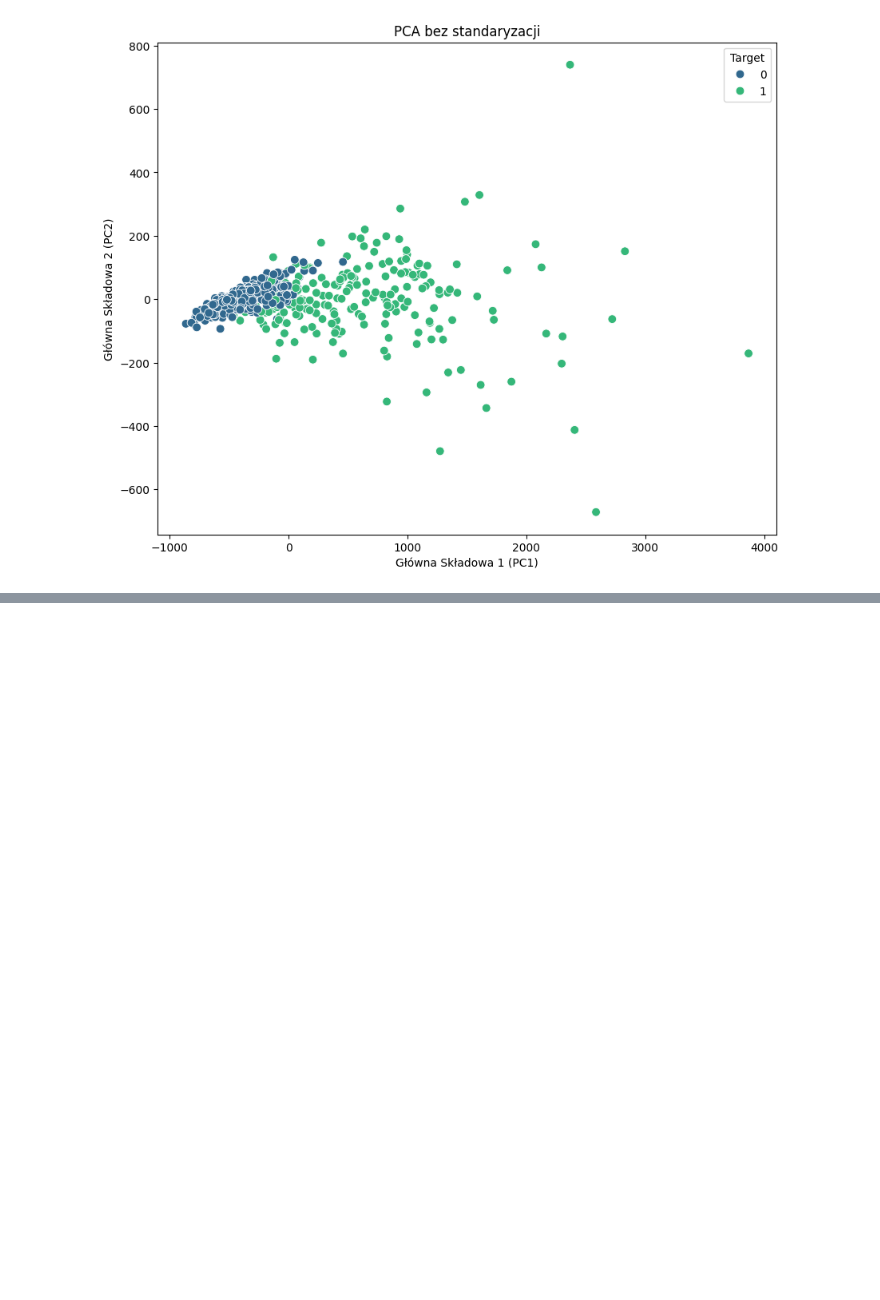
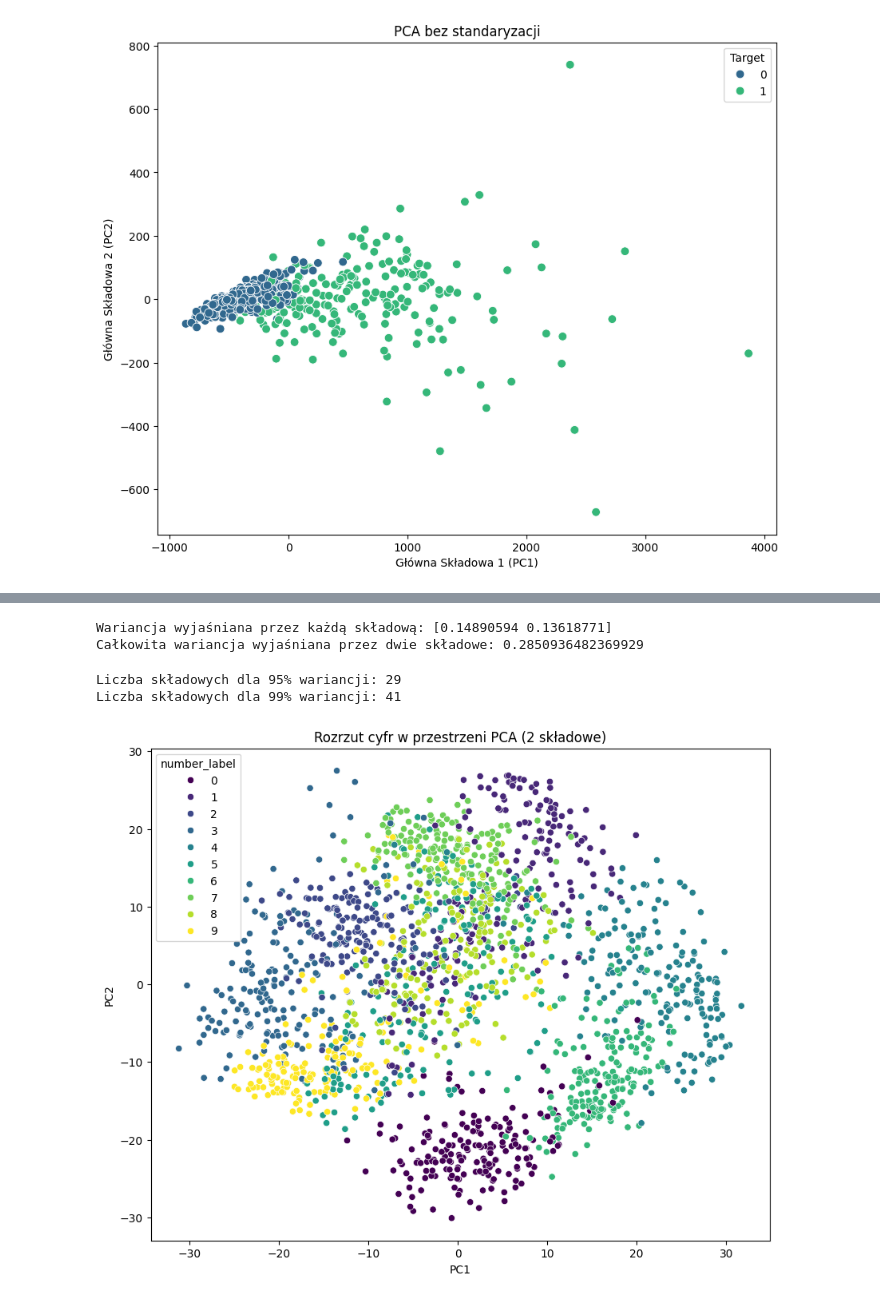
Before and after one commit to juliaduch/maszynowa_analiza_danych, a Jupyter notebook: Duch_Julia_LMAD_PSI_L5.ipynb, the cells around one changed output, grey strips where cells are left out. Drawn from its saved outputs; the diff is of its cells as text; code cells hidden in the pictures; blank space fills up the shorter version.

```diff
--- a/Duch_Julia_LMAD_PSI_L5.ipynb
+++ b/Duch_Julia_LMAD_PSI_L5.ipynb
@@ -156,0 +316,6 @@ plt.show()
+# %%
+pca_o = PCA(n_components=2)
+principal_components_o = pca_o.fit_transform(df_pixels)
+
+principal_df_o = pd.DataFrame(data=principal_components_o, columns=['PC1', 'PC2'])
+principal_df_o['number_label'] = data['number_label']
@@ -156,0 +343,26 @@ plt.show()
+# %%
+print("Wariancja wyjaśniana przez każdą składową:", pca_o.explained_variance_ratio_)
+total_variance_explained_o = sum(pca_o.explained_variance_ratio_)
+print("Całkowita wariancja wyjaśniana przez dwie składowe:", total_variance_explained_o)
+# %% [output]
+Wariancja wyjaśniana przez każdą składową: [0.14890594 0.13618771]
+Całkowita wariancja wyjaśniana przez dwie składowe: 0.2850936482369929
+# %%
+# PCA z pełną liczbą składowych do obliczeń wariancji
+pca_full_o = PCA().fit(df_pixels)
+cumulative_variance_o = pca_full_o.explained_variance_ratio_.cumsum()
+
+n_components_95 = (cumulative_variance_o >= 0.95).argmax() + 1
+n_components_99 = (cumulative_variance_o >= 0.99).argmax() + 1
+print("Liczba składowych dla 95% wariancji:", n_components_95)
+print("Liczba składowych dla 99% wariancji:", n_components_99)
+# %% [output]
+Liczba składowych dla 95% wariancji: 29
+Liczba składowych dla 99% wariancji: 41
+# %%
+plt.figure(figsize=(10, 8))
+sns.scatterplot(data=principal_df_o, x='PC1', y='PC2', hue='number_label', palette="viridis", legend="full")
+plt.title("Rozrzut cyfr w przestrzeni PCA (2 składowe)")
+plt.show()
+# %% [output]
+[figure, added]
```
Also changed, not shown: parts of 24 cells of this notebook, 1 other file.
